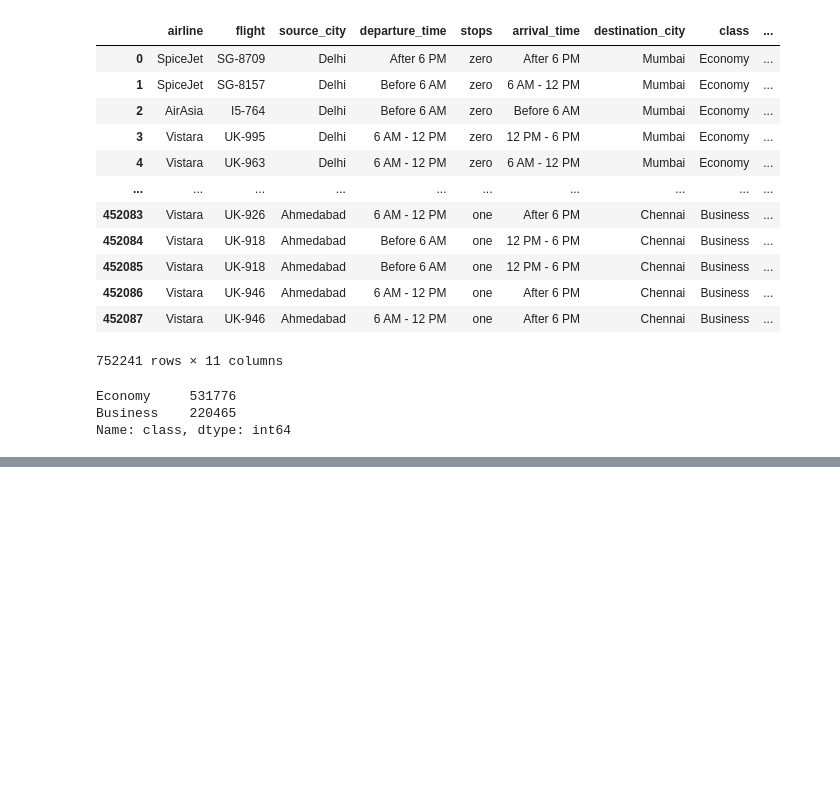
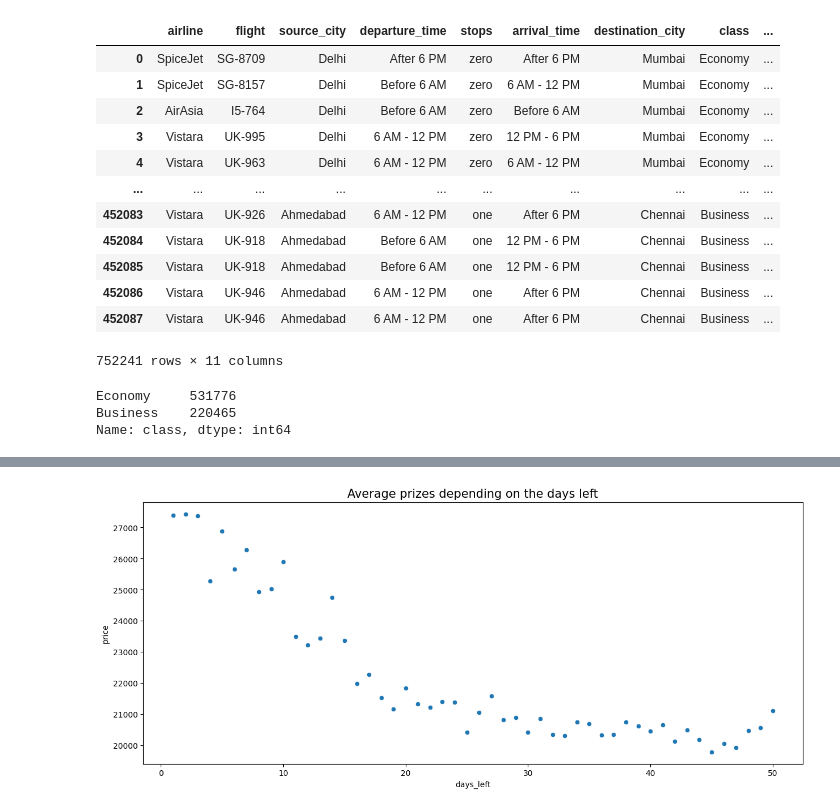
Before and after one commit to Hrishikesh-tonge/Flight-Price-Analysis-and-Prediction, a Jupyter notebook: FPP.ipynb, the cells around one changed output, grey strips where cells are left out. Saved outputs shown, nothing was run; the diff lists cells and outputs as text; code cells hidden in the pictures; blank space fills up the shorter version.

```diff
--- a/FPP.ipynb
+++ b/FPP.ipynb
@@ -370,0 +420,7 @@ Name: class, dtype: int64
+# %%
+df_temp = merged.groupby(['days_left'])['price'].mean().reset_index()
+
+plt.figure(figsize=(15,6))
+ax = sns.scatterplot(x="days_left", y="price", data=df_temp).set_title("Average prizes depending on the days left",fontsize=15)
+# %% [output]
+[figure, added]
```
Also changed, not shown: parts of 9 cells of this notebook.
